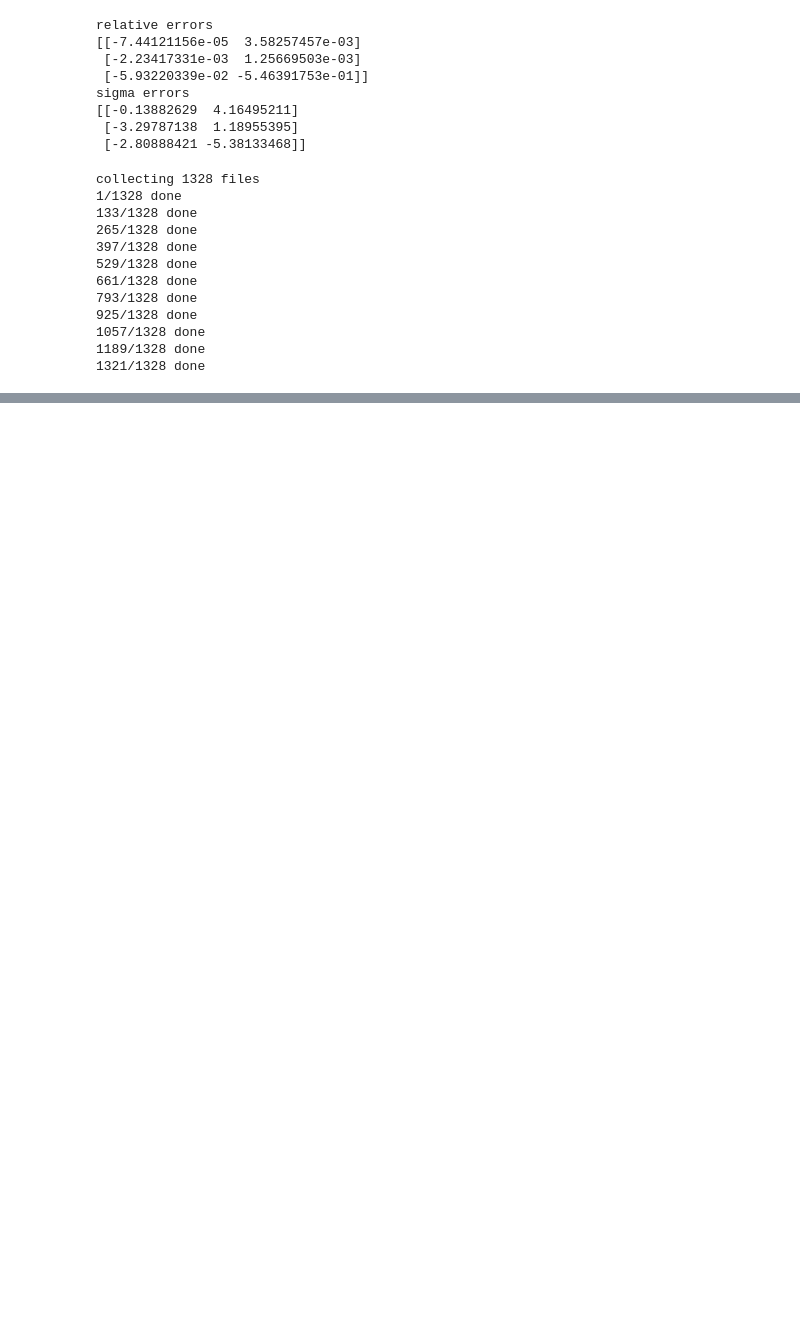
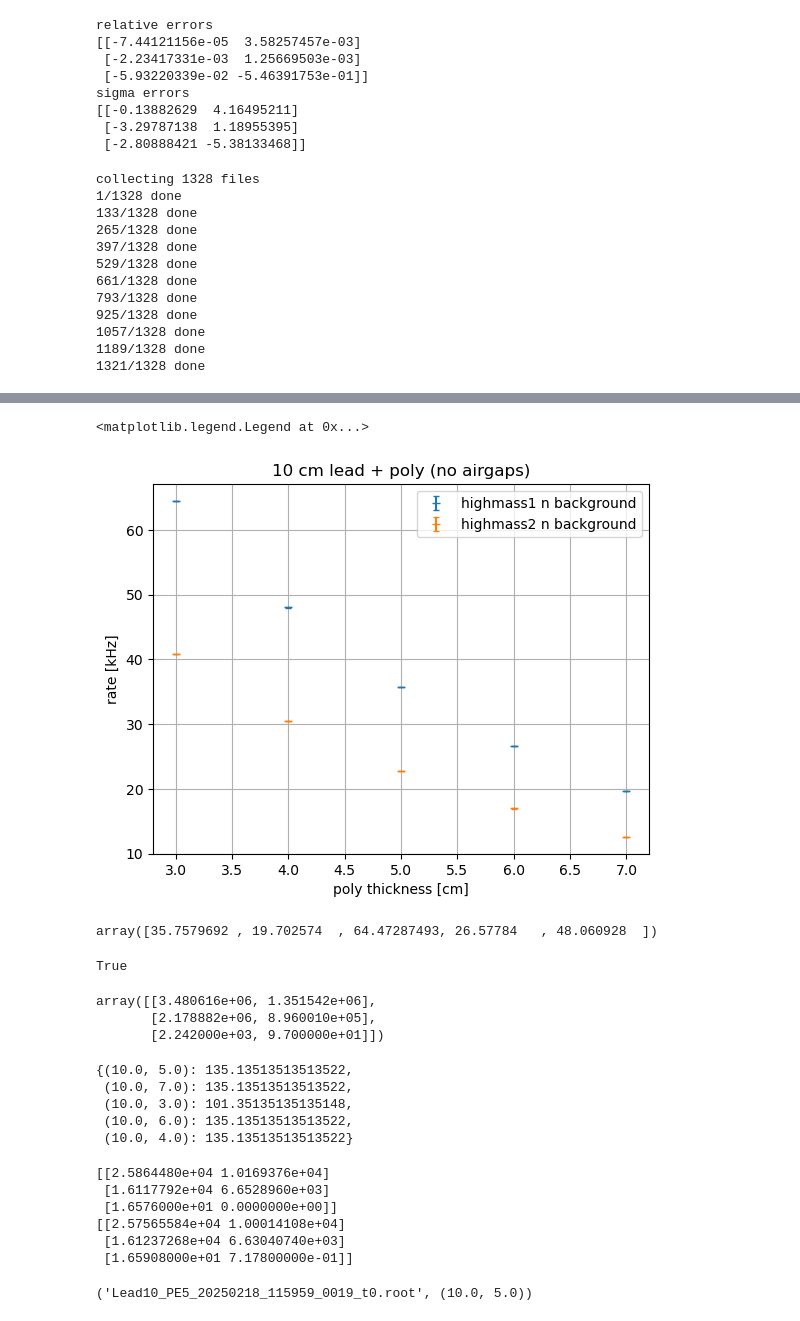
Before and after one commit to tamu-edu/doublecap, a Jupyter notebook: analysis/rate_calculations.ipynb, the cells around one changed output, grey strips where cells are left out. Saved outputs shown, nothing was run; the diff lists cells and outputs as text; code cells hidden in the pictures; blank space fills up the shorter version.

```diff
--- a/analysis/rate_calculations.ipynb
+++ b/analysis/rate_calculations.ipynb
@@ -430,0 +484,78 @@ array([5., 5., 5., 5., 5., 5., 5., 5., 5., 5., 5., 5., 5., 5., 5., 5., 5.,
+# %%
+# collect rate data
+all_rates_grace = []
+drates_grace = []
+lead_grace = []
+poly_grace = []
+
+for l, p in opt_grace.rates:
+    lead_grace.append(l)
+    poly_grace.append(p)
+    all_rates_grace.append(opt_grace.rates[(l,p)])
+    drates_grace.append(opt_grace.drates[(l,p)])
+
+all_rates_grace = np.array(all_rates_grace)
+drates_grace = np.array(drates_grace)
+lead_grace = np.array(lead_grace)
+poly_grace = np.array(poly_grace)
+
+
+lm_capture_grace = all_rates_grace[:,2,1]
+lm_capture_err_grace = drates_grace[:,2,1]
+
+hm1_total_grace = all_rates_grace[:,0,:].sum(axis = 1)
+hm1_total_err_grace = drates_grace[:,0,:].sum(axis = 1)
+
+hm2_total_grace = all_rates_grace[:,1,:].sum(axis = 1)
+hm2_total_err_grace = drates_grace[:,1,:].sum(axis = 1)
+
+plt.figure()
+#plt.errorbar(poly_grace, lm_capture_grace/1e3, yerr = lm_capture_err_grace/1e3, linestyle = '', marker = '_', capsize = 2, label = 'lowmass capturees')
+plt.errorbar(poly_grace, hm1_total_grace/1e3, yerr = hm1_total_err_grace/1e3, linestyle = '', marker = '_', capsize = 2, label = 'highmass1 n background')
+plt.errorbar(poly_grace, hm2_total_grace/1e3, yerr = hm2_total_err_grace/1e3, linestyle = '', marker = '_', capsize = 2, label = 'highmass2 n background')
+plt.grid()
+#plt.semilogy()
+plt.title(f'10 cm lead + poly (no airgaps)')
+plt.xlabel('poly thickness [cm]')
+plt.ylabel('rate [kHz]')
+plt.legend()
+# %% [output]
+<matplotlib.legend.Legend at 0x...>
+[figure, added]
+# %%
+hm1_total_grace/1e3 # kHz
+# %% [output]
+array([35.7579692 , 19.702574  , 64.47287493, 26.57784   , 48.060928  ])
+# %%
+all(x== 2.5e8/8 for x in opt_grace.primaries)
+# %% [output]
+True
+# %%
+opt_grace.totals[(10.,5.)]
+# %% [output]
+array([[3.480616e+06, 1.351542e+06],
+       [2.178882e+06, 8.960010e+05],
+       [2.242000e+03, 9.700000e+01]])
+# %%
+opt_grace.total_exposure
+# %% [output]
+{(10.0, 5.0): 135.13513513513522,
+ (10.0, 7.0): 135.13513513513522,
+ (10.0, 3.0): 101.35135135135148,
+ (10.0, 6.0): 135.13513513513522,
+ (10.0, 4.0): 135.13513513513522}
+# %%
+print(opt_grace.rate_list[0])
+
+print(opt_grace.rates[opt_grace.measurements[0]])
+# %% [output]
+[[2.5864480e+04 1.0169376e+04]
+ [1.6117792e+04 6.6528960e+03]
+ [1.6576000e+01 0.0000000e+00]]
+[[2.57565584e+04 1.00014108e+04]
+ [1.61237268e+04 6.63040740e+03]
+ [1.65908000e+01 7.17800000e-01]]
+# %%
+opt_grace.filename_list[0], opt_grace.measurements[0]
+# %% [output]
+('Lead10_PE5_20250218_115959_0019_t0.root', (10.0, 5.0))
```
Also changed, not shown: parts of 16 cells of this notebook, 1 other file.
